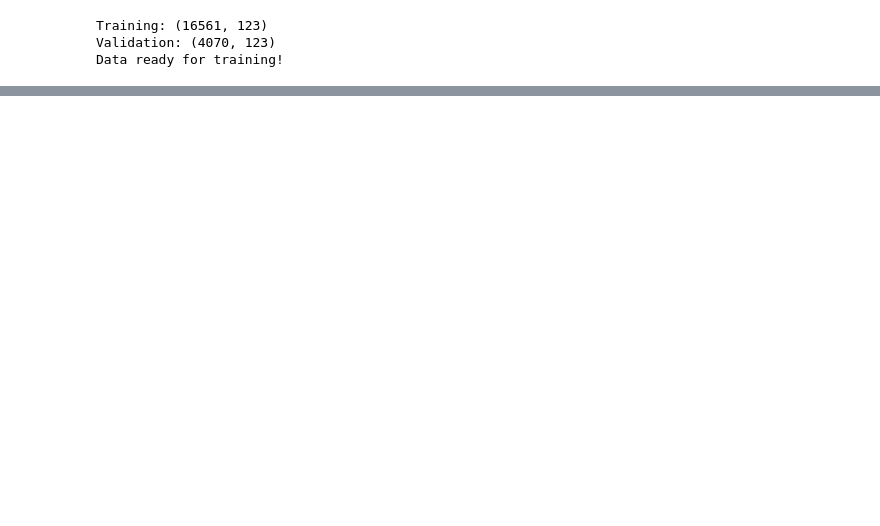
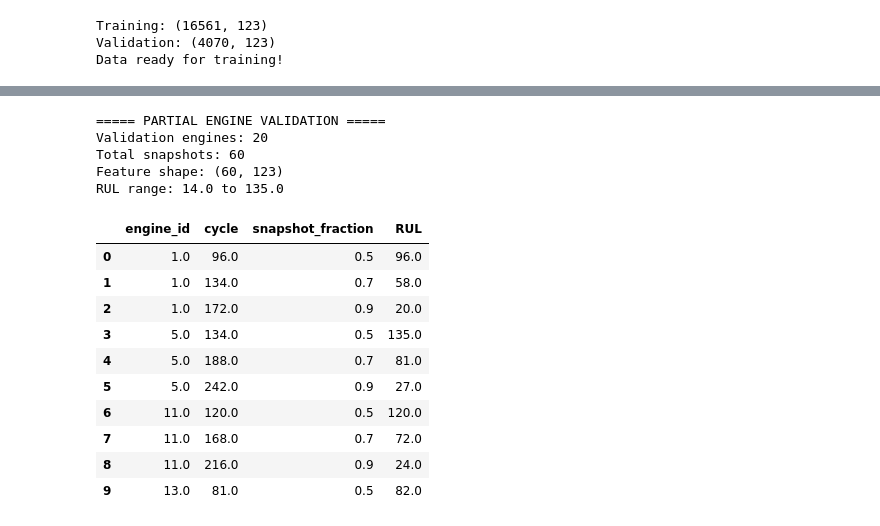
Before and after one commit to ehaab212/AeroGuard-AI-Predictive-Maintenance, a Jupyter notebook: notebooks/02_model_training.ipynb, the cells around one changed output, grey strips where cells are left out. Cells and saved outputs as stored; diff of their text form; code cells hidden in the pictures; blank space fills up the shorter version.

```diff
--- a/notebooks/02_model_training.ipynb
+++ b/notebooks/02_model_training.ipynb
@@ -84,0 +252,80 @@ results_df.to_csv(
+# %%
+
+# Step 15.1 — Partial Engine Validation
+
+import numpy as np
+import pandas as pd
+
+snapshots = []
+
+# Evaluate at 50%, 70%, and 90% of engine lifetime
+fractions = [0.50, 0.70, 0.90]
+
+for engine_id, engine_df in val_df.groupby("engine_id"):
+
+    engine_df = engine_df.sort_values("cycle")
+
+    max_cycle = int(engine_df["cycle"].max())
+
+    for fraction in fractions:
+
+        cutoff = int(max_cycle * fraction)
+
+        # Never use the failure cycle
+        cutoff = max(
+            1,
+            min(cutoff, max_cycle - 1)
+        )
+
+        # Only observations up to this cycle
+        history = engine_df[
+            engine_df["cycle"] <= cutoff
+        ]
+
+        snapshot = history.iloc[-1].copy()
+
+        snapshot["snapshot_fraction"] = fraction
+
+        snapshots.append(snapshot)
+
+snapshot_df = pd.DataFrame(
+    snapshots
+).reset_index(drop=True)
+
+X_snapshot = snapshot_df[feature_columns]
+y_snapshot = snapshot_df["RUL"]
+
+assert len(snapshot_df) == 60
+assert snapshot_df["engine_id"].nunique() == 20
+assert (snapshot_df["RUL"] > 0).all()
+assert not X_snapshot.isna().any().any()
+
+print("===== PARTIAL ENGINE VALIDATION =====")
+print("Validation engines:", snapshot_df.engine_id.nunique())
+print("Total snapshots:", len(snapshot_df))
+print("Feature shape:", X_snapshot.shape)
+print("RUL range:", y_snapshot.min(), "to", y_snapshot.max())
+
+display(
+    snapshot_df[
+        ["engine_id", "cycle",
+         "snapshot_fraction", "RUL"]
+    ].head(10)
+)
+# %% [output]
+===== PARTIAL ENGINE VALIDATION =====
+Validation engines: 20
+Total snapshots: 60
+Feature shape: (60, 123)
+RUL range: 14.0 to 135.0
+|  | engine_id | cycle | snapshot_fraction | RUL |
+| 0 | 1.0 | 96.0 | 0.5 | 96.0 |
+| 1 | 1.0 | 134.0 | 0.7 | 58.0 |
+| 2 | 1.0 | 172.0 | 0.9 | 20.0 |
+| 3 | 5.0 | 134.0 | 0.5 | 135.0 |
+| 4 | 5.0 | 188.0 | 0.7 | 81.0 |
+| 5 | 5.0 | 242.0 | 0.9 | 27.0 |
+| 6 | 11.0 | 120.0 | 0.5 | 120.0 |
+| 7 | 11.0 | 168.0 | 0.7 | 72.0 |
+| 8 | 11.0 | 216.0 | 0.9 | 24.0 |
+| 9 | 13.0 | 81.0 | 0.5 | 82.0 |
```
Also changed, not shown: parts of 6 cells of this notebook, 25 other files.
